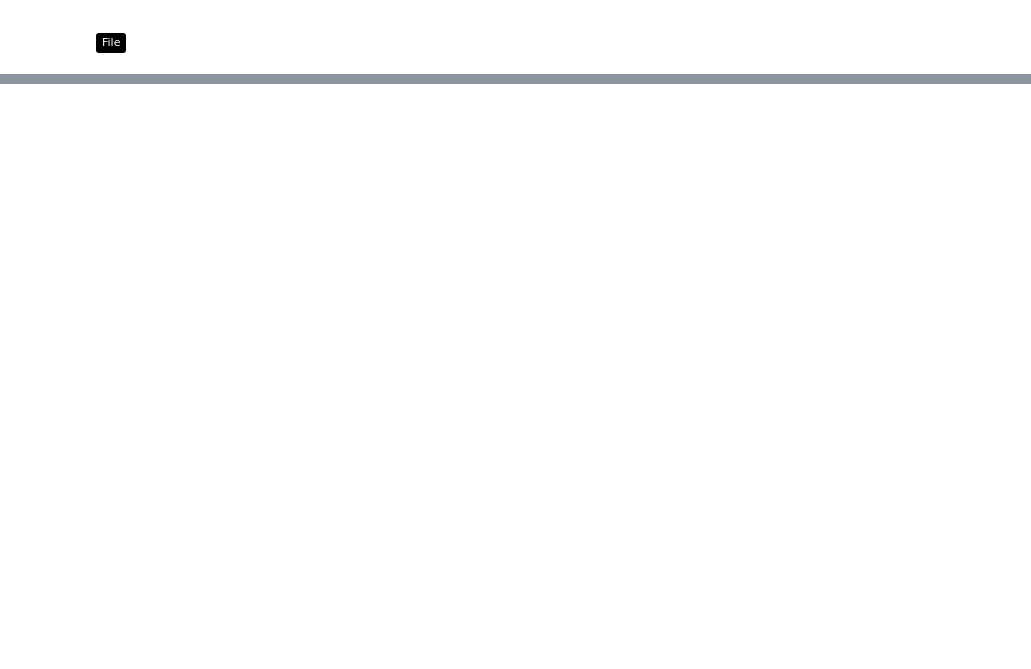
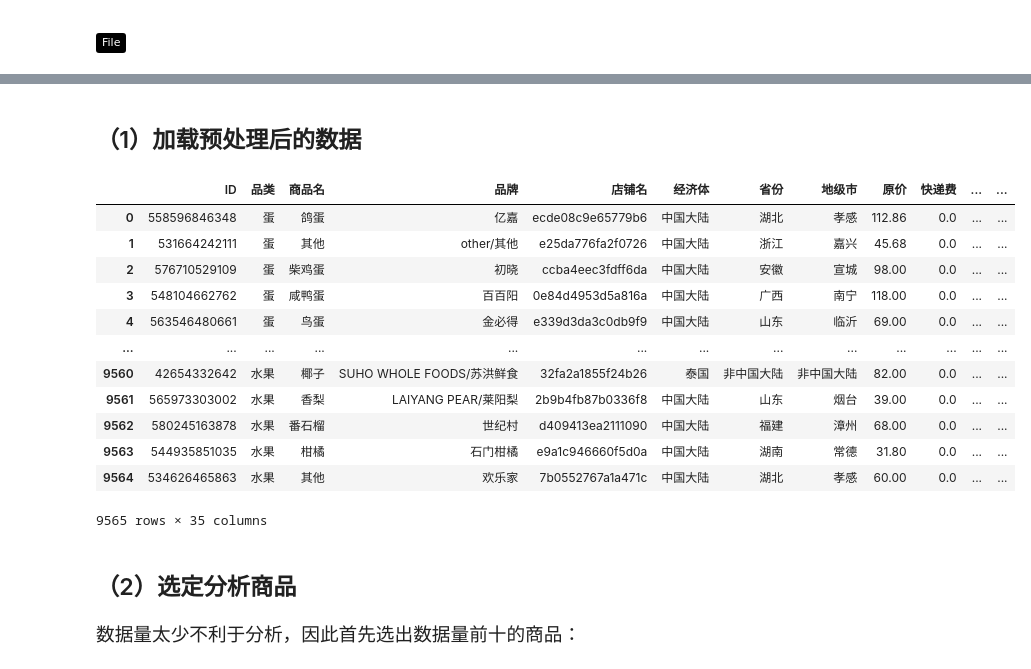
Before and after one commit to Soltus/learn-python-BI, a Jupyter notebook: lesson2/作业/4/index.ipynb, the cells around one changed output, grey strips where cells are left out. Cells and saved outputs as stored; diff of their text form; code cells hidden in the pictures; badges without logos; blank space fills up the shorter version.

```diff
--- a/lesson2/作业/4/index.ipynb
+++ b/lesson2/作业/4/index.ipynb
@@ -21,0 +27,24 @@
+# %% [markdown]
+<h2>（1）加载预处理后的数据</h2>
+# %%
+# 读取数据
+df = pd.read_csv('../1/save_data2.csv')
+df
+# %% [output]
+|  | ID | 品类 | 商品名 | 品牌 | 店铺名 | 经济体 | 省份 | 地级市 | 原价 | 快递费 | ... | ... |
+| 0 | 558596846348 | 蛋 | 鸽蛋 | 亿嘉 | ecde08c9e65779b6 | 中国大陆 | 湖北 | 孝感 | 112.86 | 0.0 | ... | ... |
+| 1 | 531664242111 | 蛋 | 其他 | other/其他 | e25da776fa2f0726 | 中国大陆 | 浙江 | 嘉兴 | 45.68 | 0.0 | ... | ... |
+| 2 | 576710529109 | 蛋 | 柴鸡蛋 | 初晓 | ccba4eec3fdff6da | 中国大陆 | 安徽 | 宣城 | 98.00 | 0.0 | ... | ... |
+| 3 | 548104662762 | 蛋 | 咸鸭蛋 | 百百阳 | 0e84d4953d5a816a | 中国大陆 | 广西 | 南宁 | 118.00 | 0.0 | ... | ... |
+| 4 | 563546480661 | 蛋 | 鸟蛋 | 金必得 | e339d3da3c0db9f9 | 中国大陆 | 山东 | 临沂 | 69.00 | 0.0 | ... | ... |
+| ... | ... | ... | ... | ... | ... | ... | ... | ... | ... | ... | ... | ... |
+| 9560 | 42654332642 | 水果 | 椰子 | SUHO WHOLE FOODS/苏洪鲜食 | 32fa2a1855f24b26 | 泰国 | 非中国大陆 | 非中国大陆 | 82.00 | 0.0 | ... | ... |
+| 9561 | 565973303002 | 水果 | 香梨 | LAIYANG PEAR/莱阳梨 | 2b9b4fb87b0336f8 | 中国大陆 | 山东 | 烟台 | 39.00 | 0.0 | ... | ... |
+| 9562 | 580245163878 | 水果 | 番石榴 | 世纪村 | d409413ea2111090 | 中国大陆 | 福建 | 漳州 | 68.00 | 0.0 | ... | ... |
+| 9563 | 544935851035 | 水果 | 柑橘 | 石门柑橘 | e9a1c946660f5d0a | 中国大陆 | 湖南 | 常德 | 31.80 | 0.0 | ... | ... |
+| 9564 | 534626465863 | 水果 | 其他 | 欢乐家 | 7b0552767a1a471c | 中国大陆 | 湖北 | 孝感 | 60.00 | 0.0 | ... | ... |
+9565 rows × 35 columns
+# %% [markdown]
+<h2>（2）选定分析商品</h2>
+# %% [markdown]
+<p><span style="font-size: 14pt;">数据量太少不利于分析，因此首先选出数据量前十的商品：</span></p>
```
Also changed, not shown: parts of 33 cells of this notebook, 3 other files.
